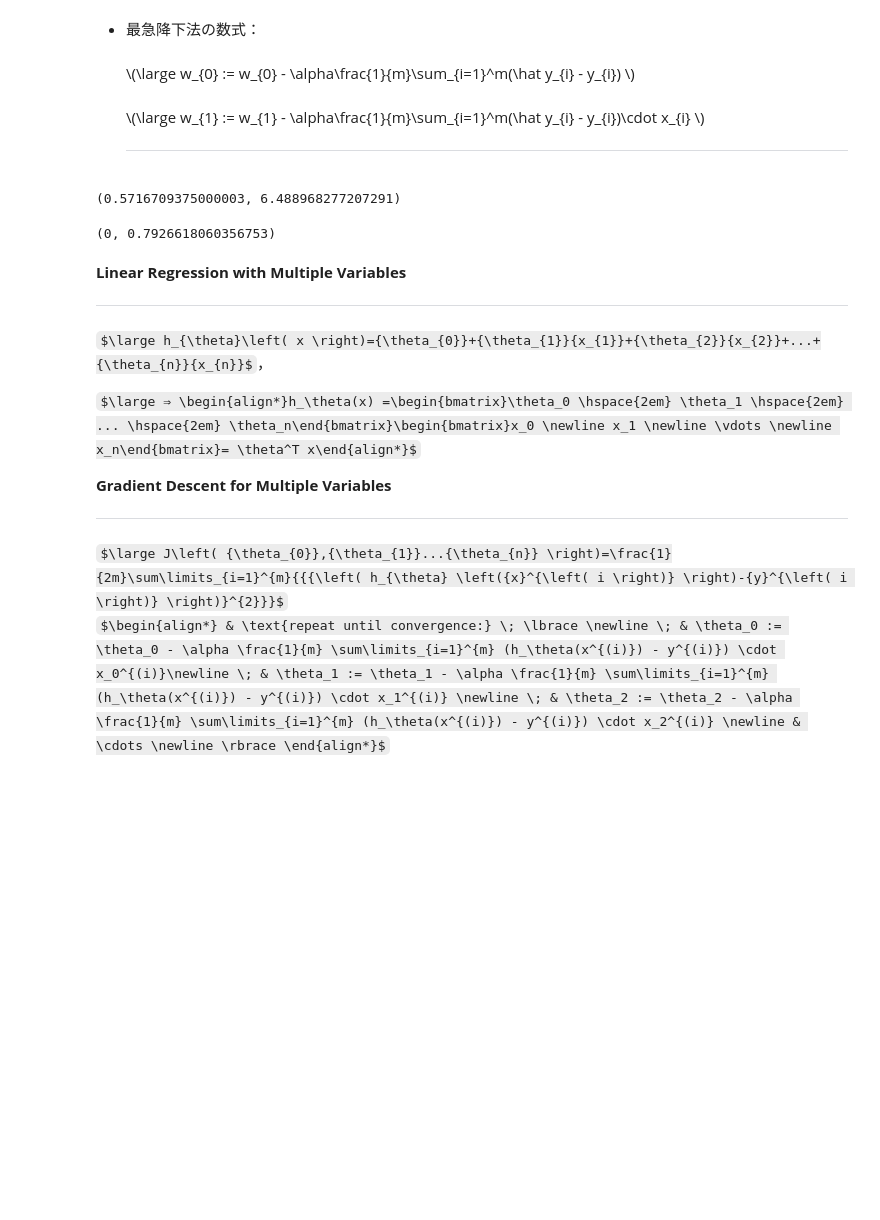
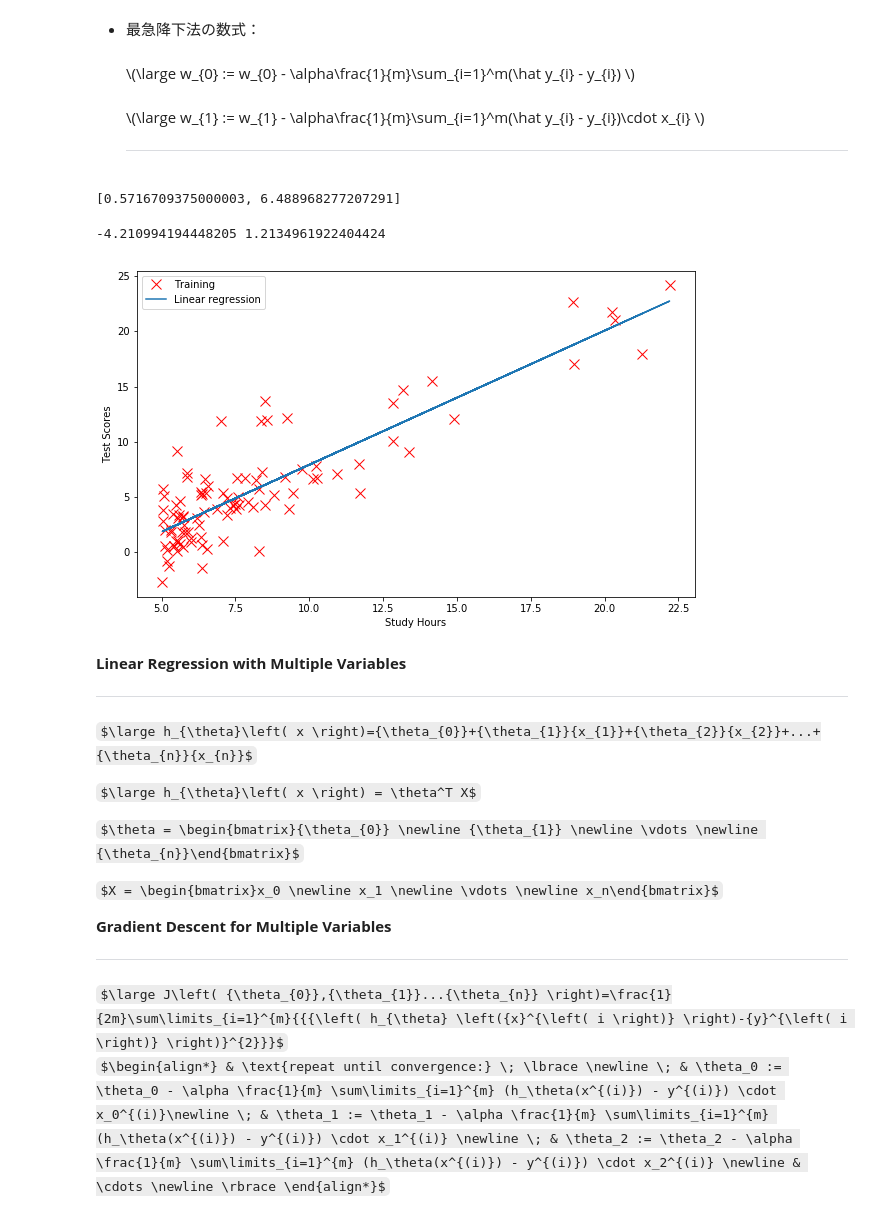
Before and after one commit to qqinxl2015/machine-learning-basic, a Jupyter notebook: Coursera-AndrewNg-MachineLearning/machine-learning-ex1/ex1.ipynb, the cells around one changed output. Cells and saved outputs as stored; diff of their text form; code cells hidden in the pictures; some formulas as TeX source; blank space fills up the shorter version.

Commit message:
Linear Regression

```diff
--- a/Coursera-AndrewNg-MachineLearning/machine-learning-ex1/ex1.ipynb
+++ b/Coursera-AndrewNg-MachineLearning/machine-learning-ex1/ex1.ipynb
@@ -105,7 +115,7 @@ print(cost(0,0,data))
 </ul>
 # %%
 #最急降下法
-def gradientDesent(w0_in, w1_in, data, alpha):
+def gradientDescent(w0_in, w1_in, data, alpha):
     w0_gradient = 0
     w1_gradient = 0
     m = float(len(data))
@@ -113,35 +123,56 @@ def gradientDesent(w0_in, w1_in, data, alpha):
     for i in range(0, len(data)):
         x = data[i, 0]
         y = data[i, 1]
+
+
         w0_gradient += (1/m) * (((w1_in * x) + w0_in) - y)
         w1_gradient += (1/m) * ((((w1_in * x) + w0_in) - y) * x)
 
     w0_out = w0_in - (alpha * w0_gradient)
     w1_out = w1_in - (alpha * w1_gradient)
-    return w0_out, w1_out
-print(gradientDesent(0,0, data, 0.1))
+    return [w0_out, w1_out]
+
+print(gradientDescent(0,0, data, 0.1))
 # %% [output]
-(0.5716709375000003, 6.488968277207291)
+[0.5716709375000003, 6.488968277207291]
 # %%
-def run(data, iterations=1000, init_w0=0, init_w1=0, alpha=0.01):
+def run(data, init_w0, init_w1, alpha, iterations):
     w0 = init_w0
     w1 = init_w1
     for i in range(iterations):
-        wo, w1 = gradientDesent(w0, w1, np.array(data), alpha)
-    return w0, w1
+        w0, w1 = gradientDescent(w0,w1,np.array(data), alpha)
+    return [w0,w1]
 
-print(run(data, 5000))
+alpha = 0.01
+init_w0, init_w1 = 0,0
+iterations = 5000
+
+w0, w1 = run(data, init_w0, init_w1, alpha, iterations)
+print(w0, w1)
 # %% [output]
-(0, 0.7926618060356753)
+-4.210994194448205 1.2134961922404424
+# %%
+# 動画内のコード
+plt.plot(data[:, 0],data[:, 1], 'rx', markersize=10, label='Training')
+plt.xlabel('Study Hours')
+plt.ylabel('Test Scores')
+
+plt.plot(data[:, 0],data[:, 0] * w1 + w0,'-', label='Linear regression')
+plt.legend()
+plt.show()
+# %% [output]
+[figure, added]
 # %% [markdown]
 <b>Linear Regression with Multiple Variables</b>
 <hr/>
 
-$\large h_{\theta}\left( x \right)={\theta_{0}}+{\theta_{1}}{x_{1}}+{\theta_{2}}{x_{2}}+...+{\theta_{n}}{x_{n}}$，
+$\large h_{\theta}\left( x \right)={\theta_{0}}+{\theta_{1}}{x_{1}}+{\theta_{2}}{x_{2}}+...+{\theta_{n}}{x_{n}}$
 
+$\large h_{\theta}\left( x \right) = \theta^T X$
 
-$\large ⇒ \begin{align*}h_\theta(x) =\begin{bmatrix}\theta_0 \hspace{2em} \theta_1 \hspace{2em} ... \hspace{2em} \theta_n\end{bmatrix}\begin{bmatrix}x_0 \newline x_1 \newline \vdots \newline x_n\end{bmatrix}= \theta^T x\end{align*}$
+$\theta = \begin{bmatrix}{\theta_{0}} \newline {\theta_{1}} \newline \vdots \newline {\theta_{n}}\end{bmatrix}$
 
+$X = \begin{bmatrix}x_0 \newline x_1 \newline \vdots \newline x_n\end{bmatrix}$
 
 <b>Gradient Descent for Multiple Variables</b>
 <hr/>
```
Also changed, not shown: parts of 13 cells of this notebook, 2 other files.
